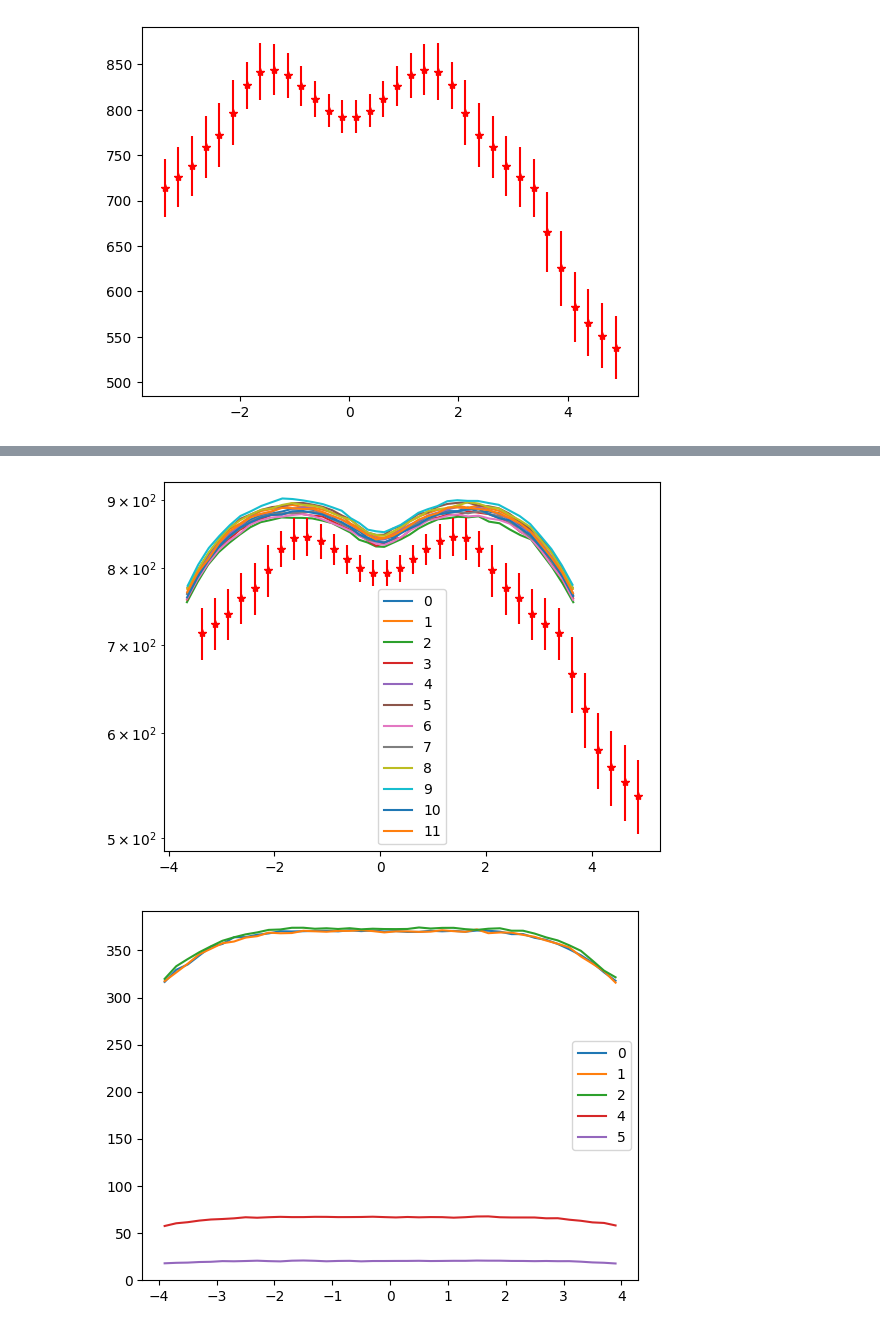
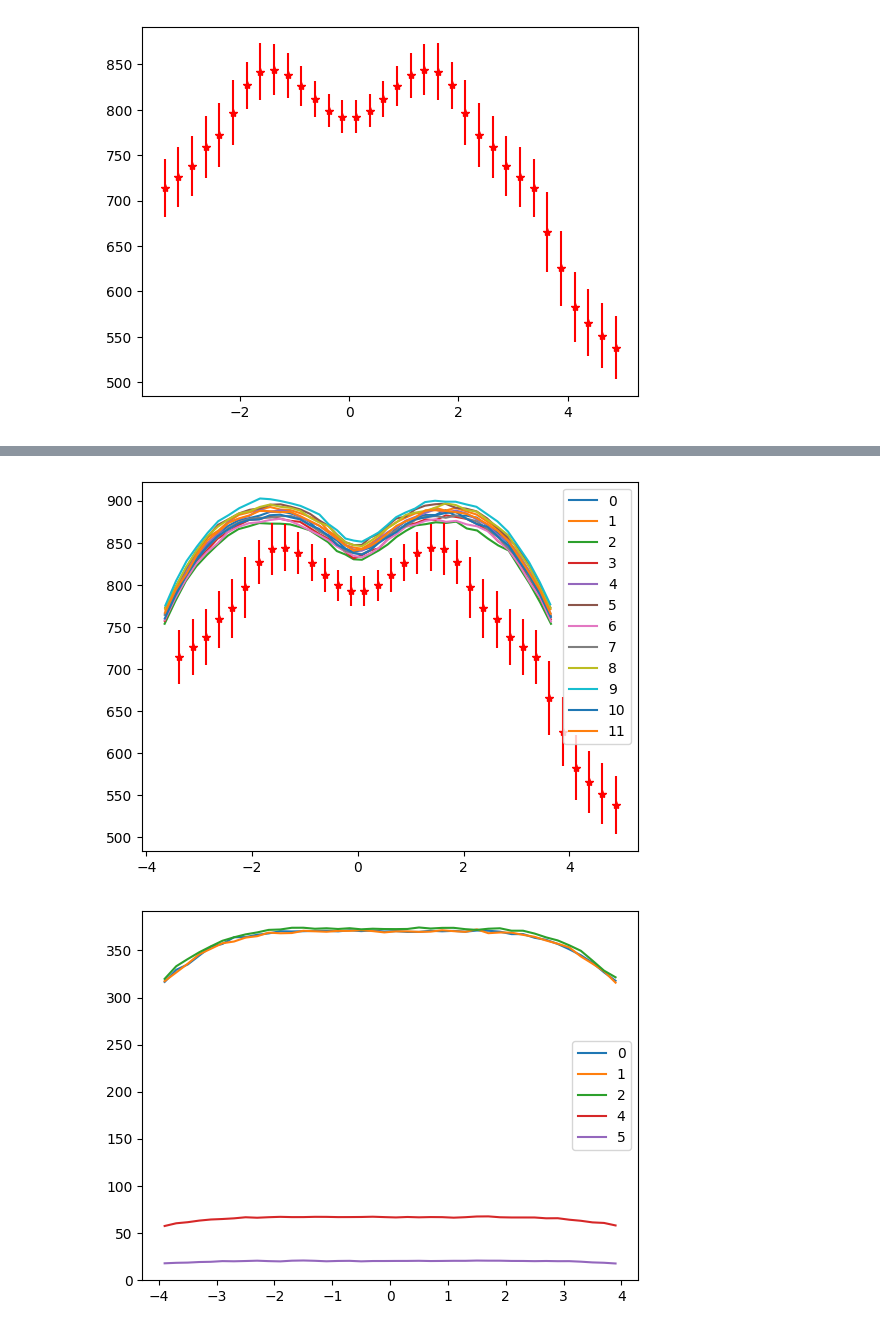
Before and after one commit to fafafrens/smash-vhlle-hybrid-python, a Jupyter notebook: plots_dNdeta.ipynb, the cells around one changed output, grey strips where cells are left out. Drawn from its saved outputs; the diff is of its cells as text; code cells hidden in the pictures.

```diff
--- a/plots_dNdeta.ipynb
+++ b/plots_dNdeta.ipynb
@@ -79,35 +74,35 @@ for k in ydata:
     ybin_center = all_data[:,0]
     ybin_left=ybin_center-0.2
     ybin_right=ybin_center+0.2
     count = 1
     yparticle_list = []
     etaparticle_list = []
     eta_bin=[]
     eta_left=[]
     eta_right=[]
     crazy_jacobian=[]
 
     for pdg_n in masses:
         # if(pdg_n != 2):
         yparticle_list.append(all_data[:,count])
         crazy_jacobian.append(dy_deta(ybin_center,masses[pdg_n],meanmt_data[k]['data'][count-1]+masses[pdg_n]))
         eta_bin.append(pseudorapidity(ybin_center,meanpt_data[k]['data'][count-1],meanmt_data[k]['data'][count-1]))
         eta_left.append(pseudorapidity(ybin_left,meanpt_data[k]['data'][count-1],meanmt_data[k]['data'][count-1]))
         eta_right.append(pseudorapidity(ybin_right,meanpt_data[k]['data'][count-1],meanmt_data[k]['data'][count-1]))
         # etaparticle_list.append(pseudorapidity(all_data[:,count]))
         count+=1
     # plt.plot(eta_bin[0],yparticle_list[0]/(2000*(eta_right[0]-eta_left[0])),label=str(k))
     # plt.plot(eta_bin[0],yparticle_list[0]/(2000*(eta_right[0]-eta_left[0])),label=str(k))
     plt.plot(eta_bin[0],yparticle_list[1]*crazy_jacobian[1]/(2000*0.2)+yparticle_list[0]*crazy_jacobian[0]/(2000*0.2)+yparticle_list[3]*crazy_jacobian[3]/(2000*0.2)
     +yparticle_list[4]*crazy_jacobian[4]/(2000*0.2)+yparticle_list[5]*crazy_jacobian[5]/(2000*0.2),label=str(k))
     # plt.plot(ybin_center,yparticle_list[1]*crazy_jacobian[1]/(2000*0.2),label=str(k))
 plt.errorbar(eta,dNdeta,yerr=Deta,fmt='r*')
-plt.yscale("log")
+
 
 plt.legend()
 plt.show()
 # %% [output]
-[figure, old version]
+[figure, new version]
 # %%
 plt.plot(ybin_center,yparticle_list[0]/(2000*0.2),label=str(0))
 plt.plot(ybin_center,yparticle_list[1]/(2000*0.2),label=str(1))
```
Also changed, not shown: parts of 6 cells of this notebook, 2 other files.
